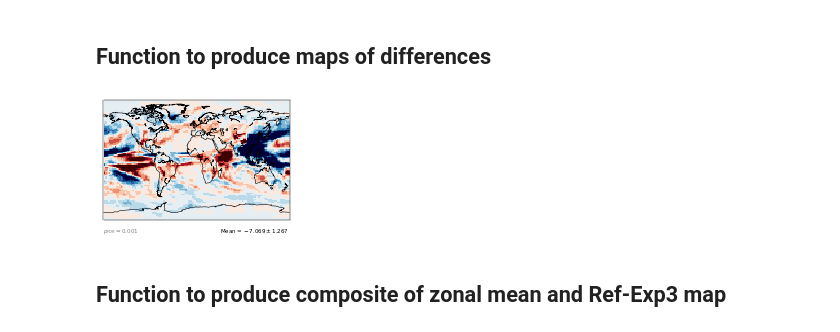
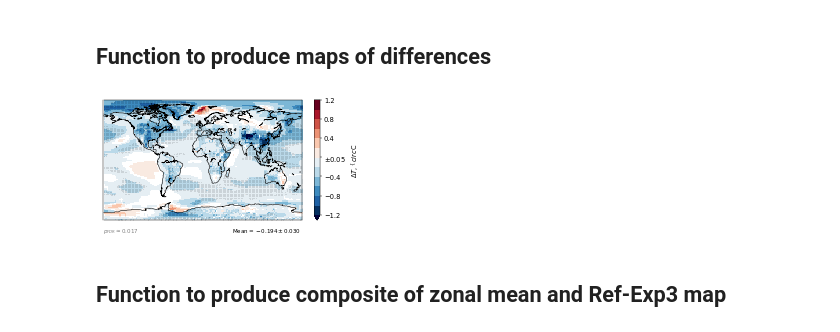
Before and after one commit to grandey/p17d-sulphur-eas-eqm, a Jupyter notebook: analysis_draft2018a/figures_draft2018a.ipynb, the cells around one changed output. Cells and saved outputs as stored; diff of their text form; code cells hidden in the pictures.

Commit message:
Adding colorbar to difference_map()

```diff
--- a/analysis_draft2018a/figures_draft2018a.ipynb
+++ b/analysis_draft2018a/figures_draft2018a.ipynb
@@ -310,19 +310,20 @@ if True:
 # %% [markdown]
 ## Function to produce maps of differences
 # %%
-def difference_map(variable='PRECC+PRECL',
+def difference_map(variable='TS',
                    f_or_b='b',
                    ref_scenario='2000', scenario='eas0c',
-                   vlim=[-100, 100], whiteout='0.0', cmap=None,
+                   vlim=[-1.2, 1.2], whiteout='0.05',
+                   cmap=None, nlev=12, colorbar=True,
                    mean_format='Mean$={:+.3f}\pm{:.3f}$',
                    title=None,
                    ax=None):
     # Create Axes if no Axes passed as an argument
     if ax is None:
-        fig, ax = plt.subplots(1, 1, figsize=(6, 4))
+        fig, ax = plt.subplots(1, 1, figsize=(8, 4))
     # If no colormap specified, create one
     if cmap is None:
-        cmap = plt.cm.get_cmap('RdBu_r', 12)
+        cmap = plt.cm.get_cmap('RdBu_r', nlev)
         cmap.set_under([0, 0, 0.25])
         cmap.set_over([0.25, 0, 0])
     # Load data for scenario
@@ -371,33 +372,52 @@ def difference_map(variable='PRECC+PRECL',
                    vmin=vlim[0], vmax=vlim[1], cmap=cmap, aspect='auto')
     ax.scatter(lon_sig, lat_sig, marker='.', s=0.05, c='k')
     # Annotate with p-value threshold
     ax.text(-180, -105, r'$p_{{FDR}}\approx{:.3f}$'.format(p_fdr),
             color='0.5', horizontalalignment='left', verticalalignment='center')
     # Annotate with area-weighted mean
     mean_list = []  # list to hold area-weighted means
     error_list = []  # list to hold standard errors on means
     for d in [ref_data, data]:
         awm = climapy.xr_area_weighted_stat(d)
         mean_list.append(awm.mean(dim='year').data)
         error = (awm.std(dim='year', ddof=1).data.flatten() /
                  np.sqrt(awm['year'].size))
         error_list.append(error)
     mean_diff = mean_list[0] - mean_list[1]
     error = float(np.sqrt(error_list[0]**2 + error_list[1]**2))  # combine errors
     ax.text(180, -105, mean_format.format(mean_diff, error),
             color='k', horizontalalignment='right', verticalalignment='center')
+    # Colorbar
+    if colorbar:
+        if tm_diff.min() < vlim[0] and tm_diff.max() > vlim[1]:
+            extend = 'both'
+        elif tm_diff.min() < vlim[0]:
+            extend = 'min'
+        elif tm_diff.max() > vlim[1]:
+            extend = 'max'
+        else:
+            extend = 'neither'
+        ticks = np.arange(vlim[0], vlim[1]+1e-10, (vlim[1]-vlim[0])/(nlev/2))
+        cbar = fig.colorbar(im, ticks=ticks, extend=extend)
+        if float(whiteout) != 0:
+            tick_labels = [item.get_text() for item in cbar.ax.get_yticklabels()]
+            tick_labels[int(nlev/4)] = r'$\pm$' + whiteout
+            cbar.ax.set_yticklabels(tick_labels, fontsize='large')
+        label = '{}, {}'.format(variable_symbol_dict[variable],
+                                variable_units_dict[variable])
+        cbar.set_label(label, fontsize='large', labelpad=7)
     # Close datasets
     for d in [ref_data, data]:
         d.close()
     # Title
     if title:
         ax.set_title(title, fontsize='large')
     return ax, im, tm_diff
 
 # Example
 if True:
     ax, im, tm_diff = difference_map()
 # %% [output]
-[figure, old version]
+[figure, new version]
 # %% [markdown]
 ## Function to produce composite of zonal mean and Ref-Exp3 map
```
Also changed, not shown: parts of 2 cells of this notebook, 1 other file.
